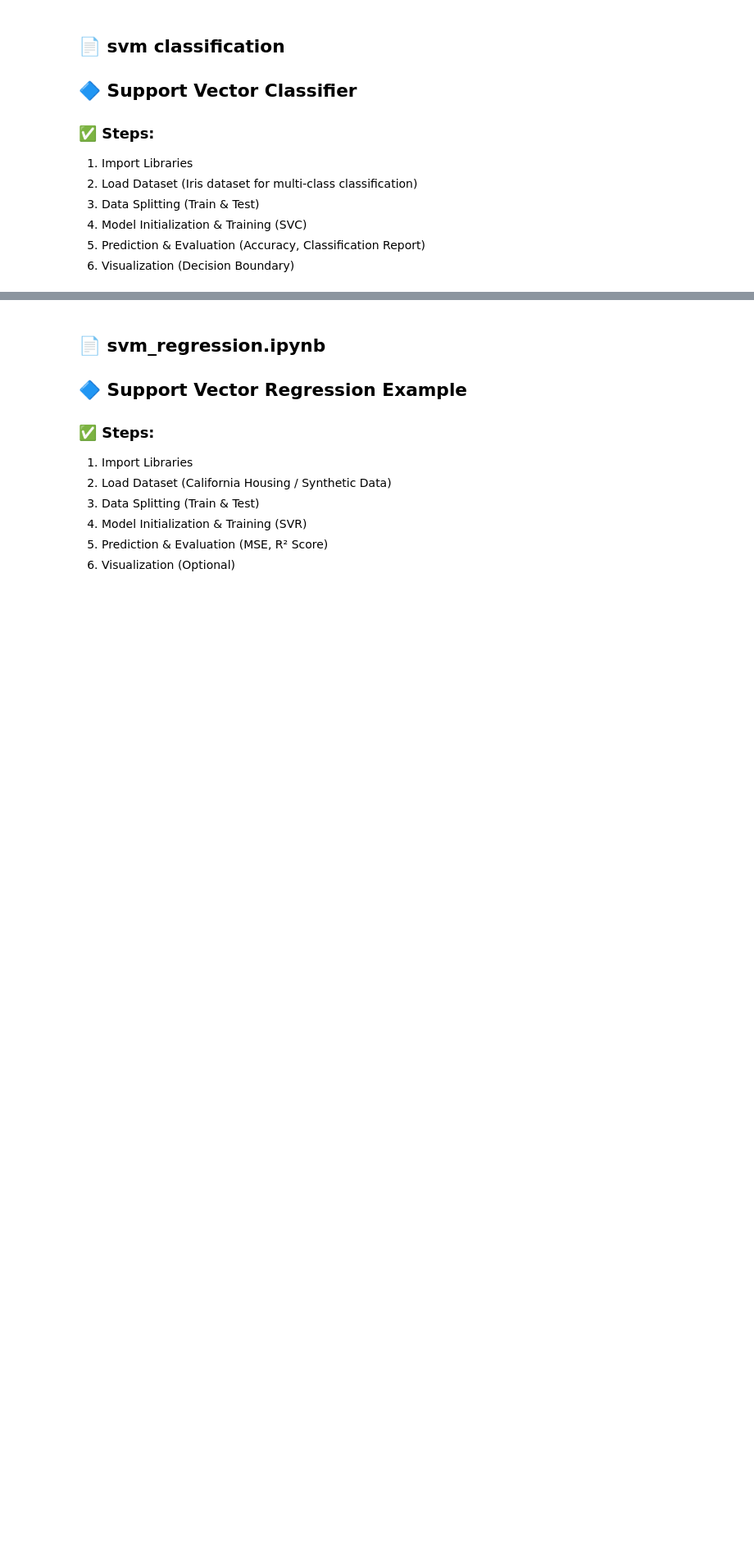
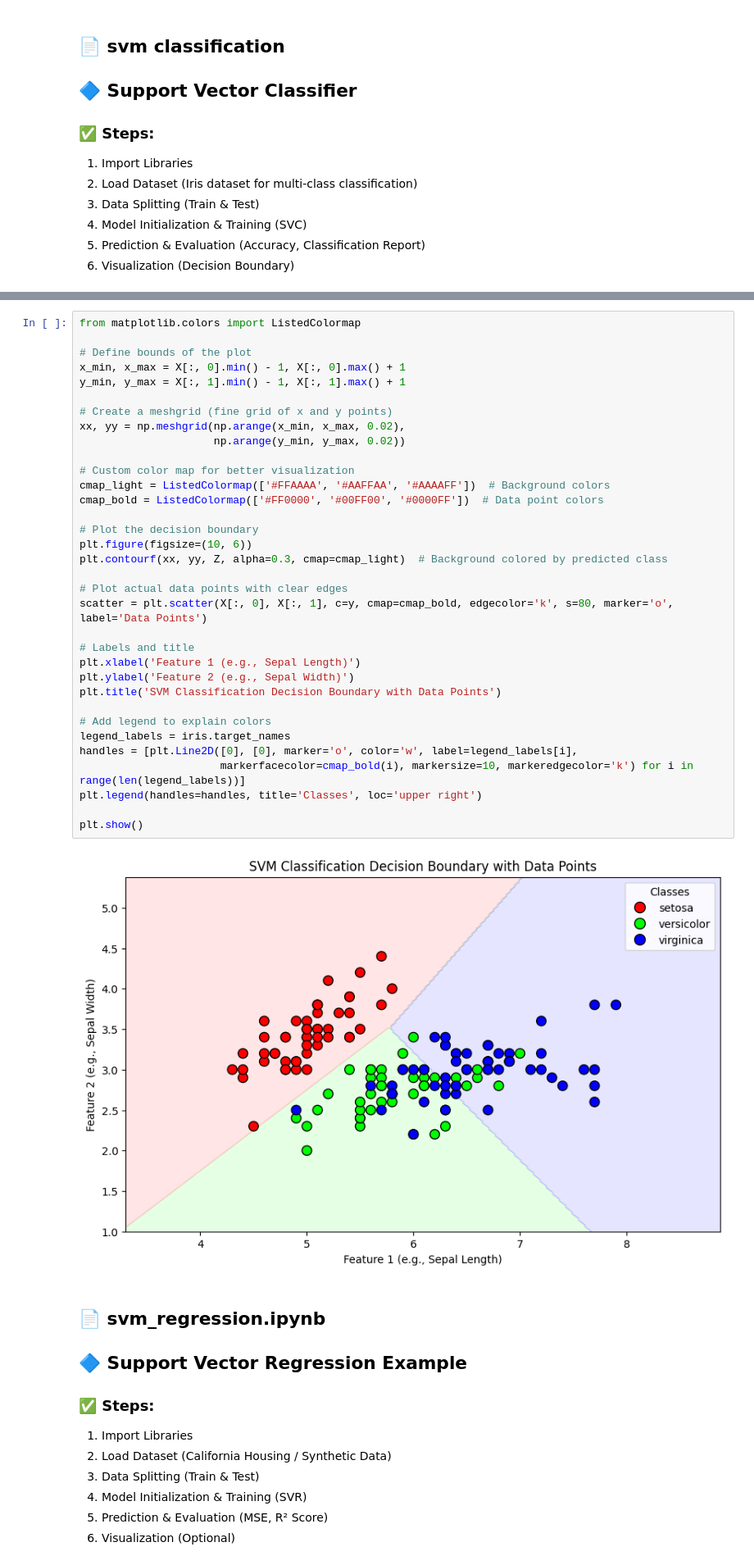
Before and after one commit to selvaneyas/python-learning, a Jupyter notebook: 30 Day of ML/day17_Support Vector Machines.ipynb, the cells around one changed output, grey strips where cells are left out. Shown at 82% size. Saved outputs shown, nothing was run; the diff lists cells and outputs as text; blank space fills up the shorter version.

```diff
--- a/30 Day of ML/day17_Support Vector Machines.ipynb
+++ b/30 Day of ML/day17_Support Vector Machines.ipynb
@@ -42,3 +102,39 @@ Today, I explored one of the most powerful algorithms in Machine Learning — Su
+# %%
+from matplotlib.colors import ListedColormap
+
+# Define bounds of the plot
+x_min, x_max = X[:, 0].min() - 1, X[:, 0].max() + 1
+y_min, y_max = X[:, 1].min() - 1, X[:, 1].max() + 1
+
+# Create a meshgrid (fine grid of x and y points)
+xx, yy = np.meshgrid(np.arange(x_min, x_max, 0.02),
+                     np.arange(y_min, y_max, 0.02))
+
+# Custom color map for better visualization
+cmap_light = ListedColormap(['#FFAAAA', '#AAFFAA', '#AAAAFF'])  # Background colors
+cmap_bold = ListedColormap(['#FF0000', '#00FF00', '#0000FF'])  # Data point colors
+
+# Plot the decision boundary
+plt.figure(figsize=(10, 6))
+plt.contourf(xx, yy, Z, alpha=0.3, cmap=cmap_light)  # Background colored by predicted class
+
+# Plot actual data points with clear edges
+scatter = plt.scatter(X[:, 0], X[:, 1], c=y, cmap=cmap_bold, edgecolor='k', s=80, marker='o', label='Data Points')
+
+# Labels and title
+plt.xlabel('Feature 1 (e.g., Sepal Length)')
+plt.ylabel('Feature 2 (e.g., Sepal Width)')
+plt.title('SVM Classification Decision Boundary with Data Points')
+
+# Add legend to explain colors
+legend_labels = iris.target_names
+handles = [plt.Line2D([0], [0], marker='o', color='w', label=legend_labels[i],
+                      markerfacecolor=cmap_bold(i), markersize=10, markeredgecolor='k') for i in range(len(legend_labels))]
+plt.legend(handles=handles, title='Classes', loc='upper right')
+
+plt.show()
+# %% [output]
+[figure, added]
 # %% [markdown]
 ## 📄 svm_regression.ipynb
 ## 🔷 Support Vector Regression Example
```
Also changed, not shown: parts of 7 cells of this notebook.
